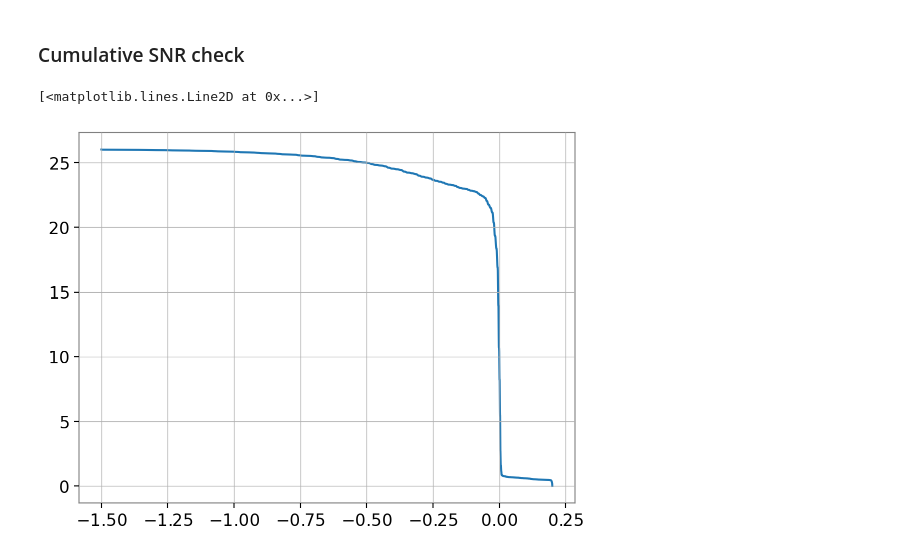
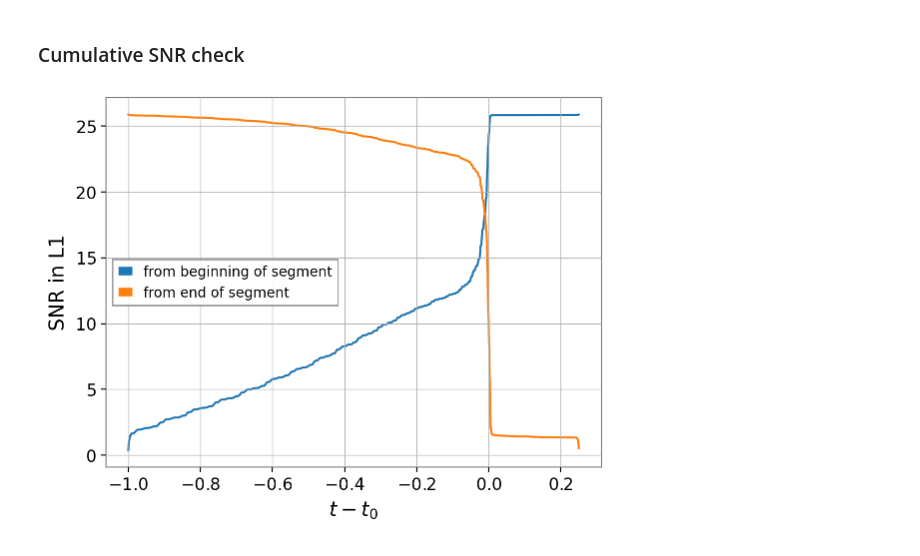
Before and after one commit to simonajmiller/tdinf, a Jupyter notebook: review/fiducial_BBH_IMRPhenomXPHM/plot_inputs.ipynb, the cells around one changed output. Cells and saved outputs as stored; diff of their text form; code cells hidden in the pictures.

Commit message:
initial attempt at fiducial BBH injection

```diff
--- a/review/fiducial_BBH_IMRPhenomXPHM/plot_inputs.ipynb
+++ b/review/fiducial_BBH_IMRPhenomXPHM/plot_inputs.ipynb
@@ -35,7 +35,10 @@ import lal
 # %% [markdown]
 ### Load likelihood manager
 # %%
- # Get likelihood manager
-data = group_postprocess.load_run_settings_from_directory('./output/250617_output', filename_dict={'full':'full_0.0seconds'})
+# Get likelihood manager
+data = group_postprocess.load_run_settings_from_directory(
+    './output/250722_output',
+    filename_dict={'full':'full_0.0seconds'}
+)
 lm = data['runs']['full']['likelihood_manager']
 # %% [output]
@@ -59,2 +48,13 @@ kwargs are:
 # %% [markdown]
 ### Plot PSD
+# %%
+# Plot raw PSD
+plt.figure()
+for i, ifo in enumerate(lm.ifos):
+    freq, psd = lm.psd_dict[ifo].transpose()
+    plt.loglog(freq, psd, color=f'C{i}', label=ifo)
+plt.xlabel('frequency')
+plt.ylabel('psd')
+plt.legend()
+plt.xlim(10,)
+plt.show()
@@ -73,0 +78,9 @@ plt.show()
+# %%
+plt.figure()
+for i, ifo in enumerate(lm.ifos):
+    acf = lm.rho_dict[ifo]
+    plt.plot(acf/acf[0], color=f'C{i}', label=ifo)
+plt.xlabel('index')
+plt.ylabel('acf/acf[0]')
+plt.legend()
+plt.show()
@@ -166,10 +171,14 @@ for i, ifo in enumerate(lm.ifos):
 # %%
 times_L1 = lm.time_dict['L1'] - lm.reference_time - dt_dict['L1']
 dt = times_L1[1] - times_L1[0]
-cum_snr = np.sqrt(np.cumsum(injection_dict_whitened['L1'][::-1]**2))
+cum_snr = np.sqrt(np.cumsum(injection_dict_whitened['L1'][:]**2))
+cum_snr_2 = np.sqrt(np.cumsum(injection_dict_whitened['L1'][::-1]**2))
 # %%
-plt.plot(times_L1[::-1], cum_snr)
+plt.plot(times_L1, cum_snr, label='from beginning of segment')
+plt.plot(times_L1[::-1], cum_snr_2, label='from end of segment')
+plt.legend(fontsize=10)
+plt.xlabel(r'$t-t_0$')
+plt.ylabel('SNR in L1');
 # %% [output]
-[<matplotlib.lines.Line2D at 0x...>]
-[figure, old version]
+[figure, new version]
 # %%
```
Also changed, not shown: parts of 9 cells of this notebook, 1 other file.
